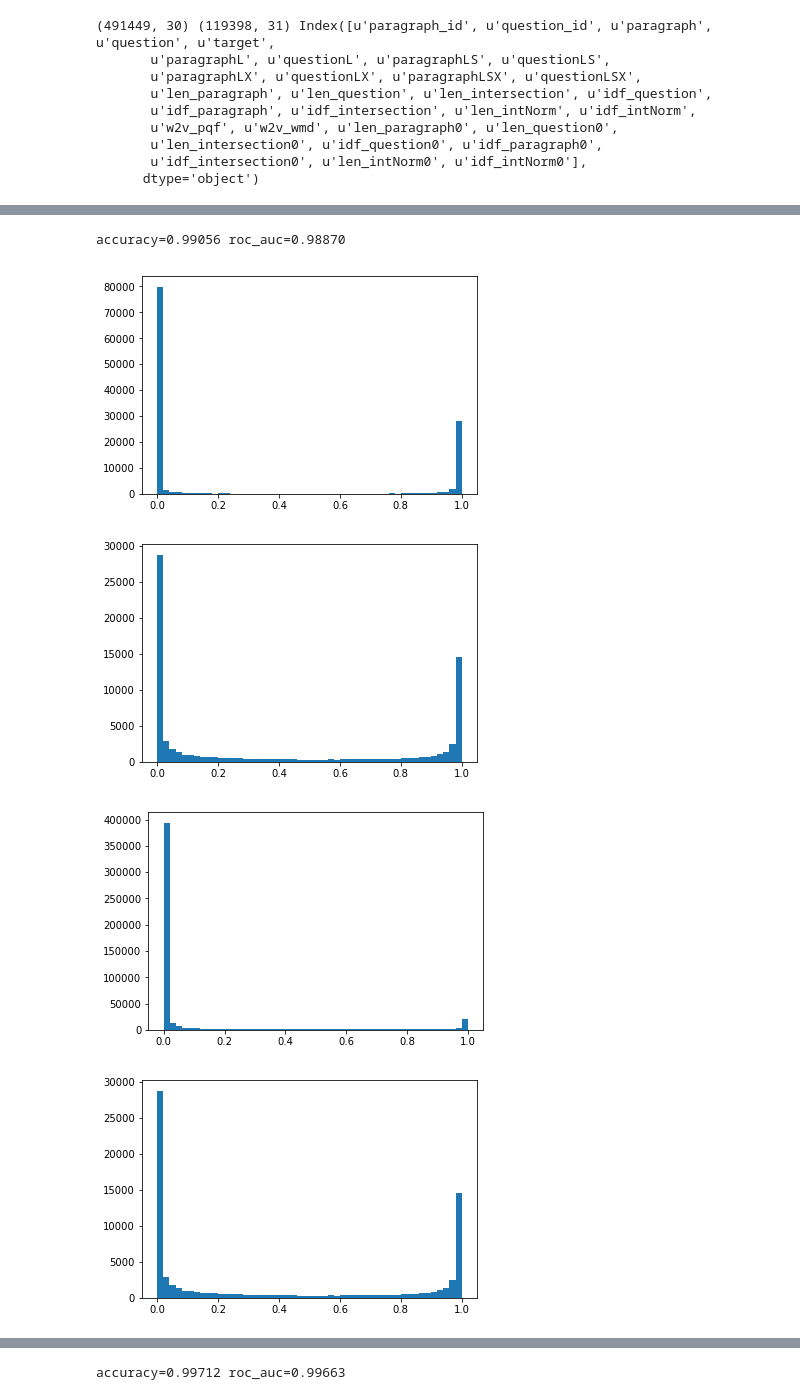
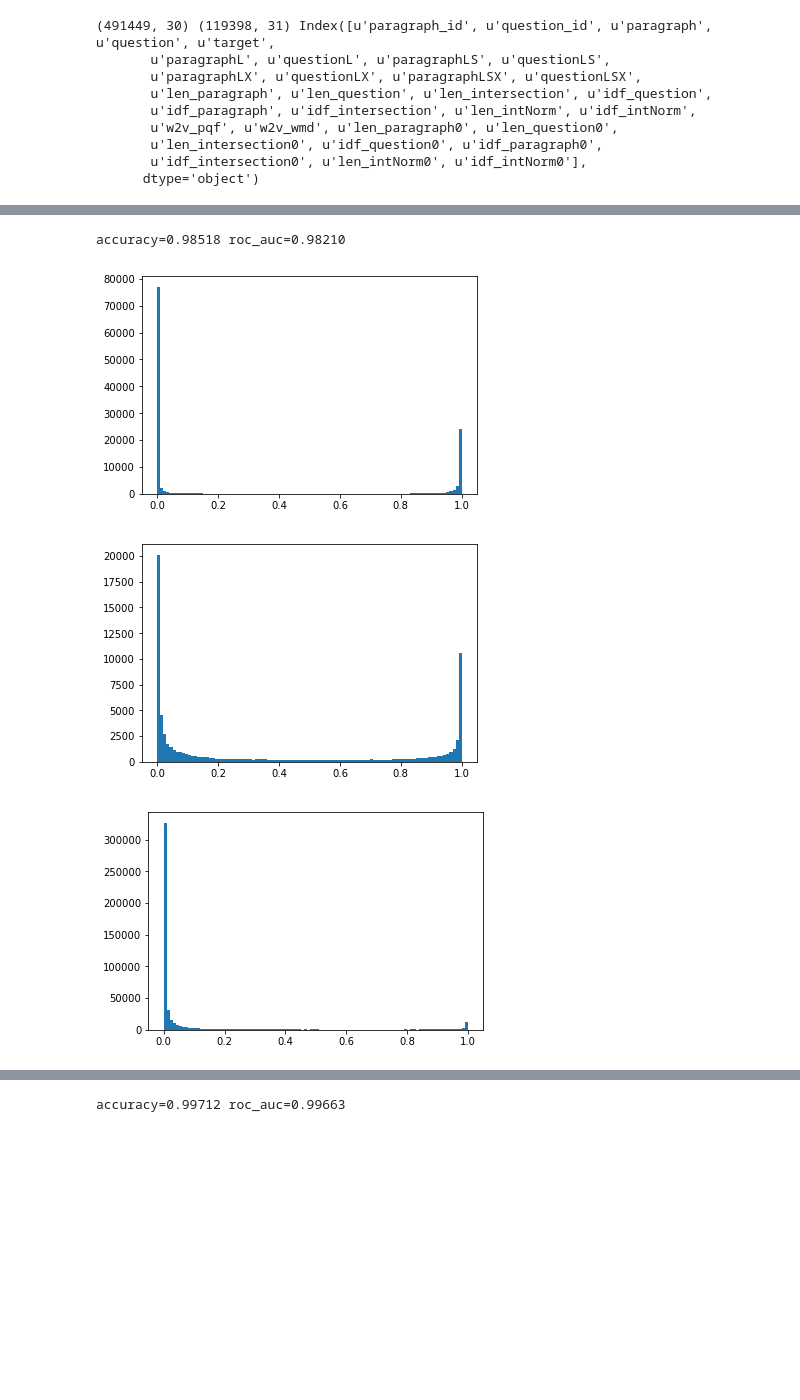
Before and after one commit to SorokinV/SberBank-2017-09-A, a Jupyter notebook: Jupyter/exp-baseline.ipynb, the cells around one changed output, grey strips where cells are left out. Cells and saved outputs as stored; diff of their text form; code cells hidden in the pictures; blank space fills up the shorter version.

```diff
--- a/Jupyter/exp-baseline.ipynb
+++ b/Jupyter/exp-baseline.ipynb
@@ -150,4 +136,5 @@ if 1 : model = gensim.models.Word2Vec.load("../Work/model_word2vec1"); wv=model.
 # %%
+print datetime.datetime.now()
 for name, df in [('train', dftrain), ('test', dftest)]:
     for index, row in df.iterrows() : #tqdm.tqdm(df.iterrows(), total=df.shape[0], desc="build features for " + name):
 
@@ -176,7 +163,7 @@ for name, df in [('train', dftrain), ('test', dftest)]:
 
         df.loc[index, 'w2v_pqf'] = w2v
 
-        df.loc[index, 'w2v_wmd'] = model2.wmdistance(pp,qq)
+        df.loc[index, 'w2v_wmd'] = model.wmdistance(pp,qq)
 
 
         #print w2v,pp,qq
@@ -194,4 +181,6 @@ for name, df in [('train', dftrain), ('test', dftest)]:
 
         df.loc[index, 'len_intNorm0']      = PQ[6]
         df.loc[index, 'idf_intNorm0']      = PQ[7]
+
+print datetime.datetime.now()
 # %% [output]
@@ -602,22 +653,6 @@ Index([u'paragraph_id', u'question_id', u'paragraph', u'question', u'target',
       dtype='object')
 # %%
 import xgboost as xgb
-columns  = []
-#columns += ['len_paragraph', 'len_question', 'len_intersection', 'idf_question', 'idf_paragraph', 'idf_intersection'] + \
-columns += ['len_question', 'len_intersection', 'idf_question', 'idf_intersection'] + \
-           ['len_intNorm', 'idf_intNorm']
-
-columns += ['w2v_wmd', 'w2v_pqf'] + \
-           ['wmd_queNorm', 'pqf_queNorm']
-#columns += ['wmd_queNorm2', 'pqf_queNorm2'] + \
-columns += ['pqf_queNorm2']
-#columns += ['len_queNorm', 'len_queIntNorm', 'idf_queNorm', 'idf_queIntNorm']
-columns += ['len_queIntNorm', 'idf_queIntNorm']
-
-#columns += ['len_paragraph0', 'len_question0', 'len_intersection0', 'idf_question0', 'idf_paragraph0', 'idf_intersection0'] + \
-columns += [ 'len_question0', 'len_intersection0', 'idf_question0', 'idf_intersection0'] + \
-           ['len_intNorm0', 'idf_intNorm0'] + \
-           ['len_queNorm0', 'len_queIntNorm0'] #, 'idf_queNorm0', 'idf_queIntNorm0']
 #model = GradientBoostingClassifier()
 #model = xgb.XGBClassifier(learning_rate=0.1, n_estimators=900, silent=True).fit(dftrain[columns], dftrain['target'])
 #model = xgb.XGBClassifier(learning_rate=0.1, n_estimators=600, silent=True).fit(dftrain[columns], dftrain['target'])
@@ -654,16 +689,17 @@ def xgbCVtrain (param, train_x, train_y, num_round=1800, stopping=10, ratio=0.9)
 param = {'silent':0,
          'objective':'reg:logistic',
          'eta':0.1,
-         #'max_depth':9,
-         #'subsample':0.85, 'colsample_bytree':0.8,
-         #'min_child_weight':12.0,
-         #'tree_method':'exact',
+         'max_depth':3,
+         'subsample':0.5, #0.85,
+         'colsample_bytree':0.2, #0.8,
+         'min_child_weight':12.0,
+         'tree_method':'exact',
          'eval_metric':'auc'}
 
 dtrain = xgb.DMatrix(dftrain[columns], label=dftrain['target'])
 
 if 1 :
     history = xgb.cv(param, dtrain, verbose_eval=25, metrics=['auc'],
-                     num_boost_round=500,nfold=5,
-                     early_stopping_rounds=20) #,stratified=True,maximize=True)
+                     num_boost_round=500,nfold=10,
+                     early_stopping_rounds=40) #,stratified=True,maximize=True)
 # %% [output]
@@ -702,5 +744,5 @@ history.tail(20)
 # %%
-num_round = 200
+num_round = 201
 watchlist  = [(dtrain,'train')]
 
 bst = xgb.train(param, dtrain, num_round, watchlist, early_stopping_rounds=20,verbose_eval=50)
@@ -778,16 +821,14 @@ ddftest[['paragraph_id', 'question_id', 'prediction']].to_csv("../Result/predict
 # %%
 print 'accuracy={:.5f} roc_auc={:.5f}'.format(skm.accuracy_score(dftrain['target'].values,ddftrain>0.5),
            skm.roc_auc_score(dftrain['target'].values,ddftrain>0.5))
-plt.hist(ddftrain,bins=50); plt.show()
-plt.hist(ddftest['prediction'],bins=50); plt.show()
-plt.hist(dftest['prediction'],bins=50); plt.show()
-plt.hist(ddftest['prediction'],bins=50); plt.show()
+plt.hist(ddftrain,bins=100); plt.show()
+plt.hist(ddftest['prediction'],bins=100); plt.show()
+plt.hist(dftest['prediction'],bins=100); plt.show()
 # %% [output]
-accuracy=0.99056 roc_auc=0.98870
+accuracy=0.98518 roc_auc=0.98210
-[figure, old version]
+[figure, new version]
-[figure, old version]
+[figure, new version]
-[figure, old version]
+[figure, new version]
-[figure, removed]
 # %%
 print 'accuracy={:.5f} roc_auc={:.5f}'.format(skm.accuracy_score(dftrain['target'].values,ddftrain>0.5),
            skm.roc_auc_score(dftrain['target'].values,ddftrain>0.5))
```
Also changed, not shown: parts of 32 cells of this notebook, 2 other files.
